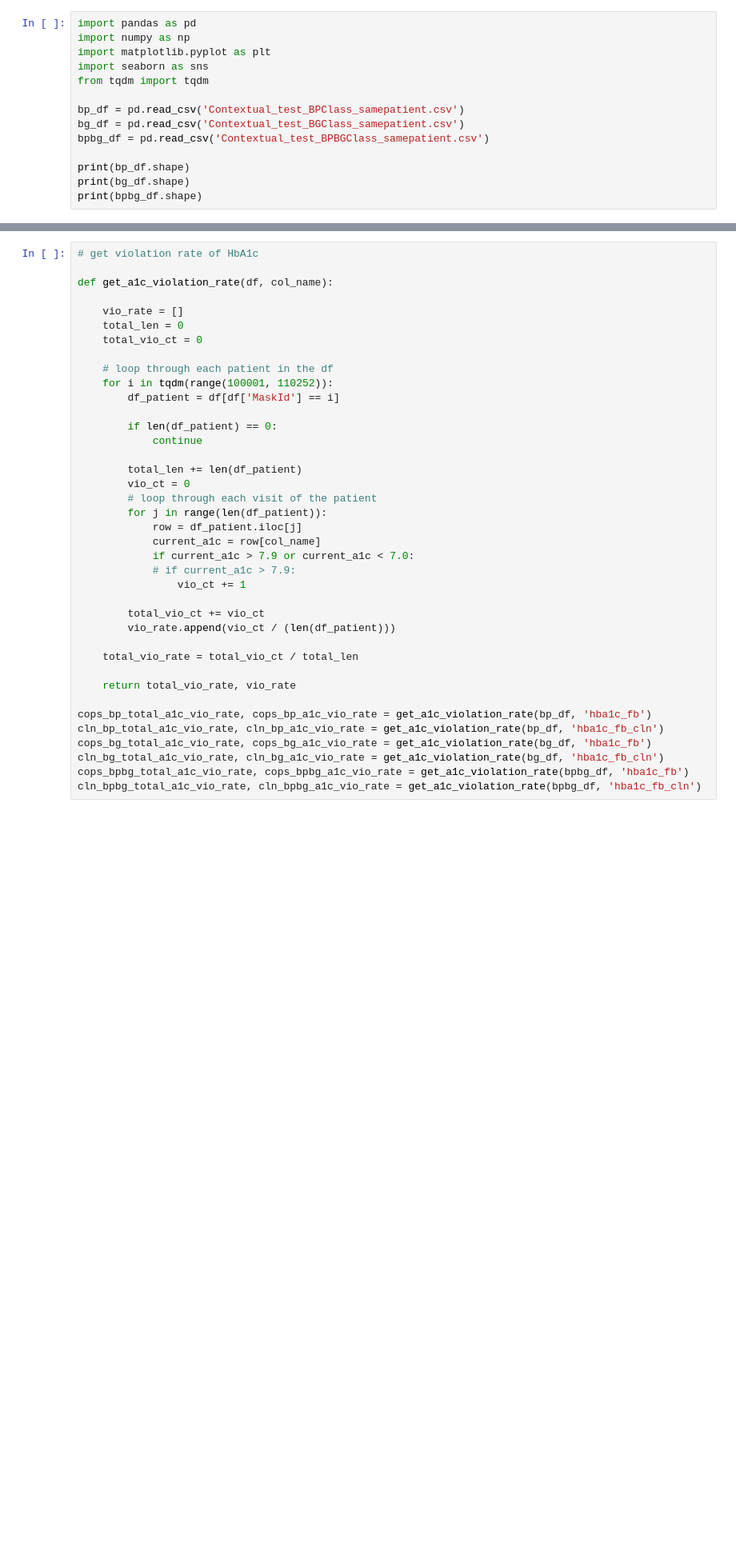
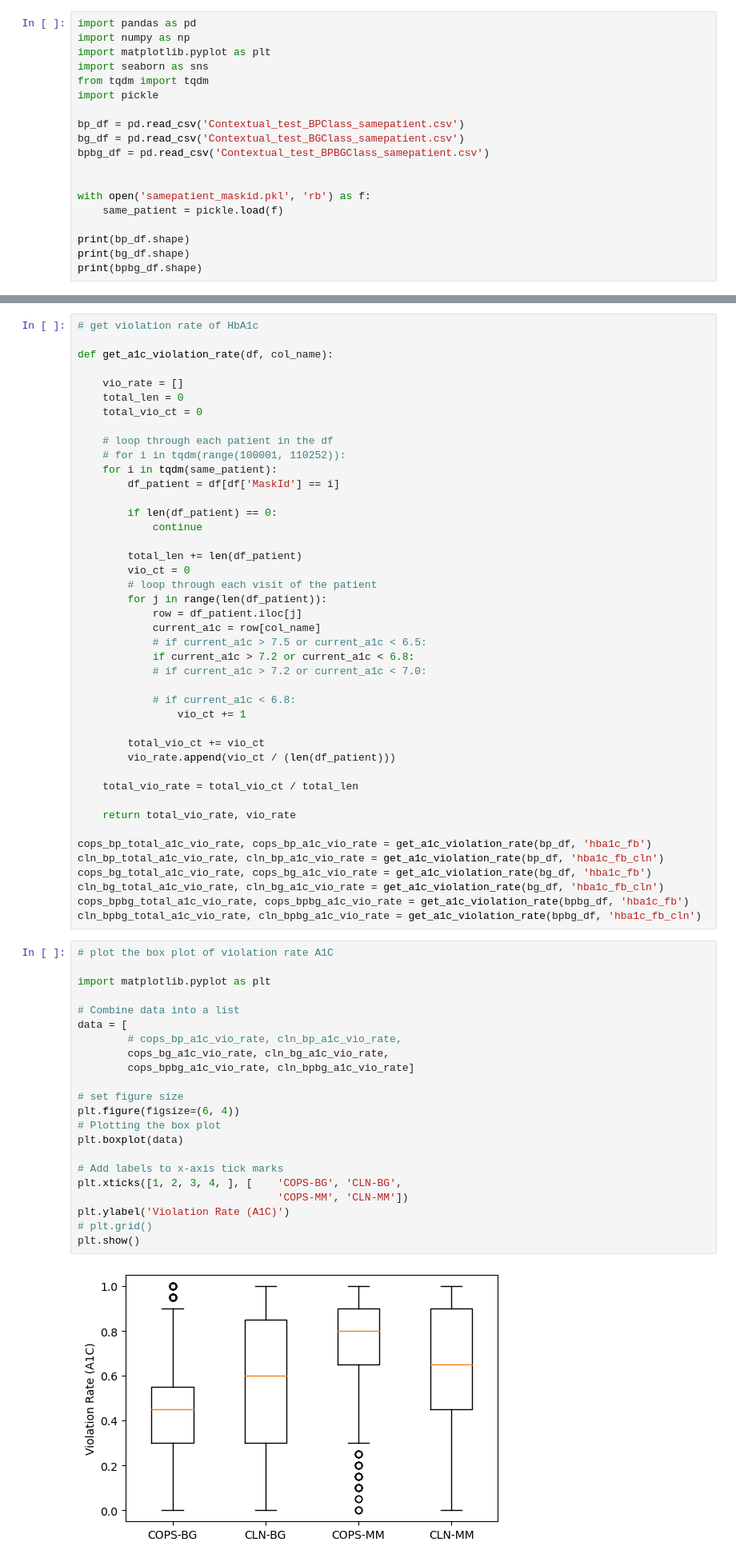
Before and after one commit to tian1327/Accord-RL, a Jupyter notebook: NumericalResults/Table_and_Plots_v3_LP_samepatient.ipynb, the cells around one changed output, grey strips where cells are left out. Shown at 80% size. Cells and saved outputs as stored; diff of their text form; blank space fills up the shorter version.

```diff
--- a/NumericalResults/Table_and_Plots_v3_LP_samepatient.ipynb
+++ b/NumericalResults/Table_and_Plots_v3_LP_samepatient.ipynb
@@ -6,11 +6,16 @@ import numpy as np
 import matplotlib.pyplot as plt
 import seaborn as sns
 from tqdm import tqdm
+import pickle
 
 bp_df = pd.read_csv('Contextual_test_BPClass_samepatient.csv')
 bg_df = pd.read_csv('Contextual_test_BGClass_samepatient.csv')
 bpbg_df = pd.read_csv('Contextual_test_BPBGClass_samepatient.csv')
 
+
+with open('samepatient_maskid.pkl', 'rb') as f:
+    same_patient = pickle.load(f)
+
 print(bp_df.shape)
 print(bg_df.shape)
 print(bpbg_df.shape)
@@ -615,7 +759,8 @@ def get_a1c_violation_rate(df, col_name):
     total_vio_ct = 0
 
     # loop through each patient in the df
-    for i in tqdm(range(100001, 110252)):
+    # for i in tqdm(range(100001, 110252)):
+    for i in tqdm(same_patient):
         df_patient = df[df['MaskId'] == i]
 
         if len(df_patient) == 0:
@@ -627,8 +772,11 @@ def get_a1c_violation_rate(df, col_name):
         for j in range(len(df_patient)):
             row = df_patient.iloc[j]
             current_a1c = row[col_name]
-            if current_a1c > 7.9 or current_a1c < 7.0:
-            # if current_a1c > 7.9:
+            # if current_a1c > 7.5 or current_a1c < 6.5:
+            if current_a1c > 7.2 or current_a1c < 6.8:
+            # if current_a1c > 7.2 or current_a1c < 7.0:
+
+            # if current_a1c < 6.8:
                 vio_ct += 1
 
         total_vio_ct += vio_ct
@@ -644,5 +792,29 @@ cops_bg_total_a1c_vio_rate, cops_bg_a1c_vio_rate = get_a1c_violation_rate(bg_df,
 cln_bg_total_a1c_vio_rate, cln_bg_a1c_vio_rate = get_a1c_violation_rate(bg_df, 'hba1c_fb_cln')
 cops_bpbg_total_a1c_vio_rate, cops_bpbg_a1c_vio_rate = get_a1c_violation_rate(bpbg_df, 'hba1c_fb')
 cln_bpbg_total_a1c_vio_rate, cln_bpbg_a1c_vio_rate = get_a1c_violation_rate(bpbg_df, 'hba1c_fb_cln')
+# %%
+# plot the box plot of violation rate A1C
+
+import matplotlib.pyplot as plt
+
+# Combine data into a list
+data = [
+        # cops_bp_a1c_vio_rate, cln_bp_a1c_vio_rate,
+        cops_bg_a1c_vio_rate, cln_bg_a1c_vio_rate,
+        cops_bpbg_a1c_vio_rate, cln_bpbg_a1c_vio_rate]
+
+# set figure size
+plt.figure(figsize=(6, 4))
+# Plotting the box plot
+plt.boxplot(data)
+
+# Add labels to x-axis tick marks
+plt.xticks([1, 2, 3, 4, ], [    'COPS-BG', 'CLN-BG',
+                                'COPS-MM', 'CLN-MM'])
+plt.ylabel('Violation Rate (A1C)')
+# plt.grid()
+plt.show()
+# %% [output]
+[figure, added]
 # %% [markdown]
 Percentiles
```
Also changed, not shown: parts of 15 cells of this notebook, 2 other files.
